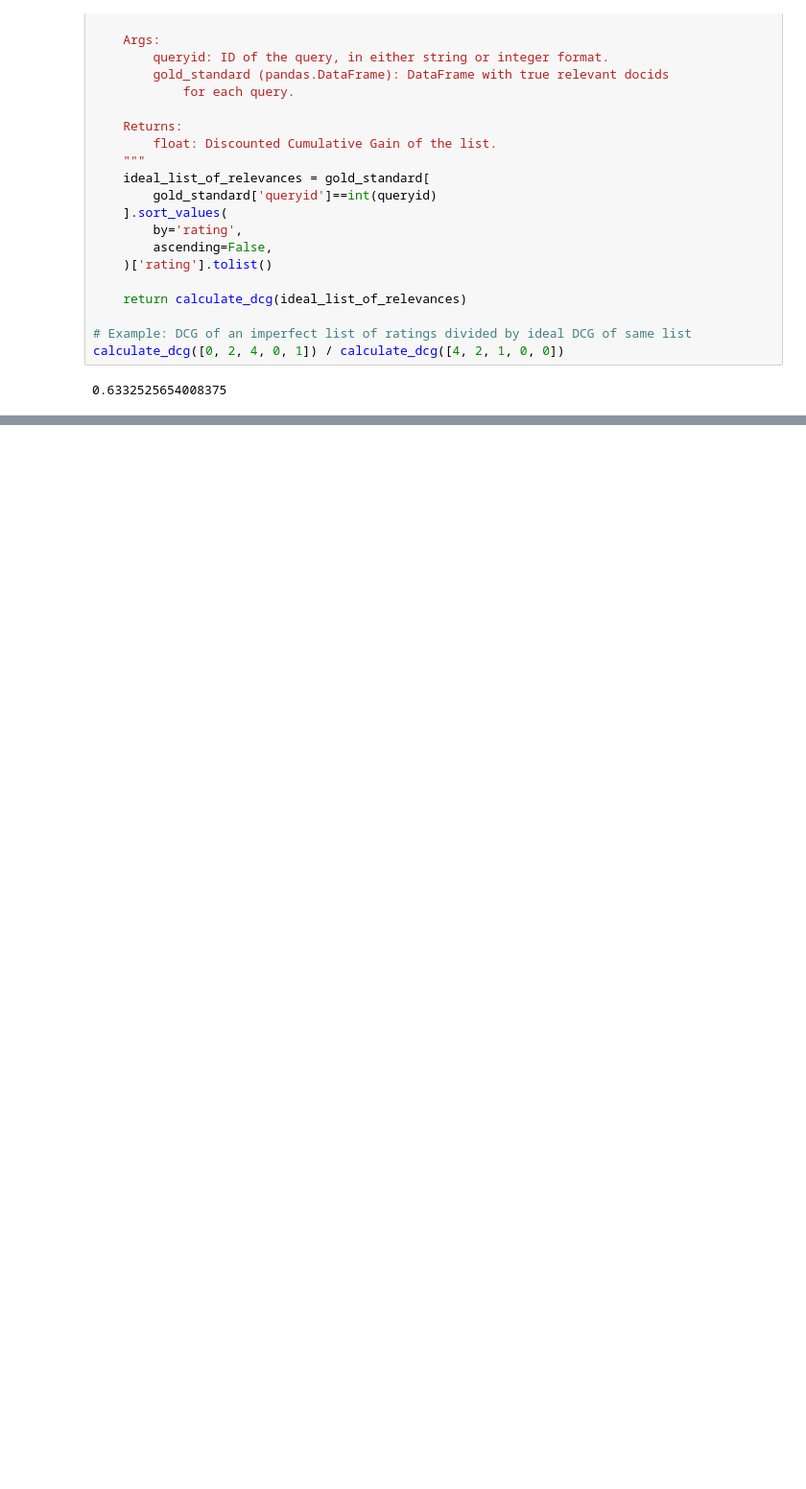
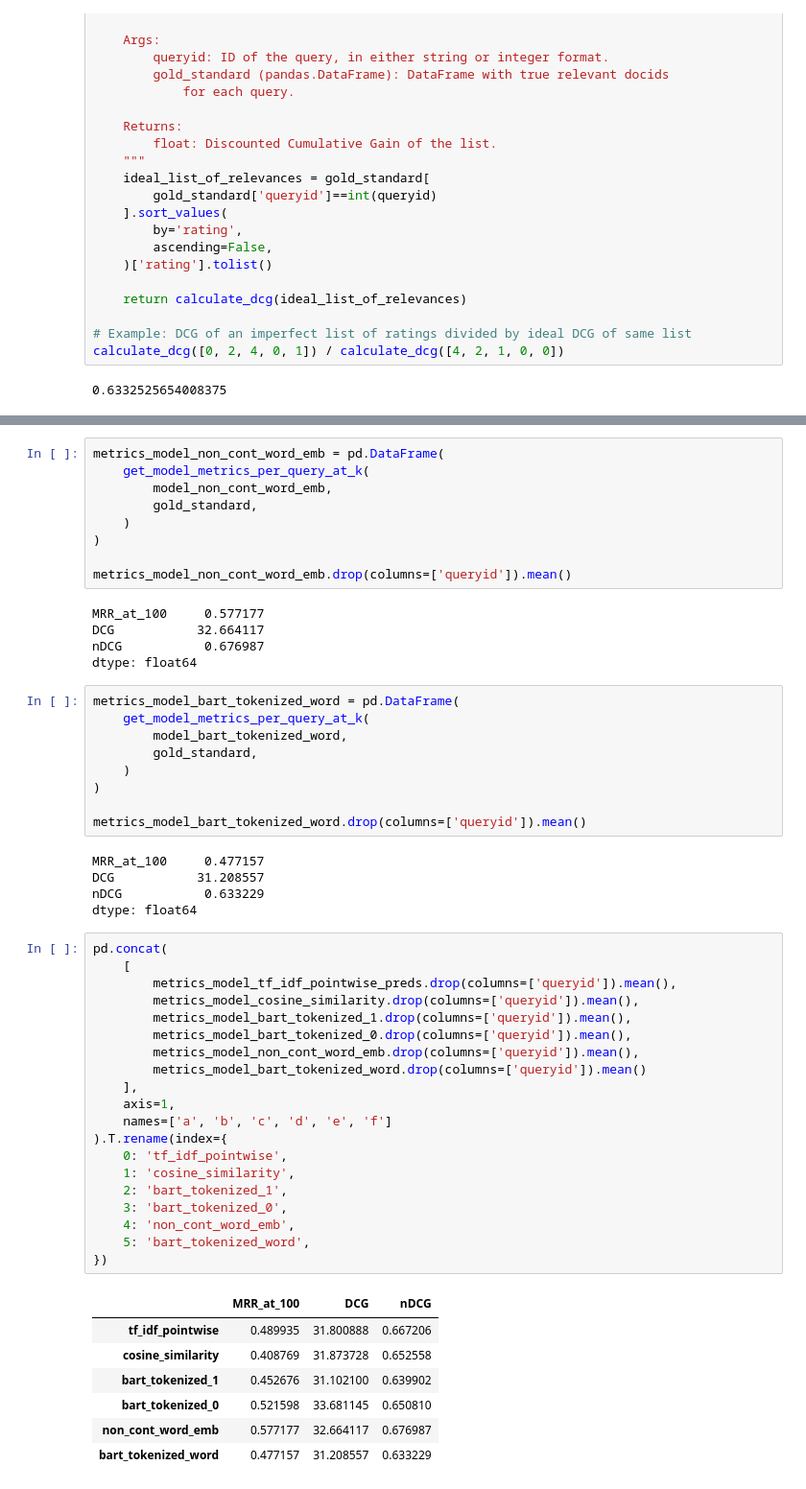
Before and after one commit to annadymanus/IR-project, a Jupyter notebook: model_metrics.ipynb, the cells around one changed output, grey strips where cells are left out. Shown at 96% size. Cells and saved outputs as stored; diff of their text form; blank space fills up the shorter version.

Commit message:
evaluate all models

```diff
--- a/model_metrics.ipynb
+++ b/model_metrics.ipynb
@@ -364,0 +438,56 @@ model_query_metrics.drop(columns=['queryid']).describe()
+# %%
+metrics_model_non_cont_word_emb = pd.DataFrame(
+    get_model_metrics_per_query_at_k(
+        model_non_cont_word_emb,
+        gold_standard,
+    )
+)
+
+metrics_model_non_cont_word_emb.drop(columns=['queryid']).mean()
+# %% [output]
+MRR_at_100     0.577177
+DCG           32.664117
+nDCG           0.676987
+dtype: float64
+# %%
+metrics_model_bart_tokenized_word = pd.DataFrame(
+    get_model_metrics_per_query_at_k(
+        model_bart_tokenized_word,
+        gold_standard,
+    )
+)
+
+metrics_model_bart_tokenized_word.drop(columns=['queryid']).mean()
+# %% [output]
+MRR_at_100     0.477157
+DCG           31.208557
+nDCG           0.633229
+dtype: float64
+# %%
+pd.concat(
+    [
+        metrics_model_tf_idf_pointwise_preds.drop(columns=['queryid']).mean(),
+        metrics_model_cosine_similarity.drop(columns=['queryid']).mean(),
+        metrics_model_bart_tokenized_1.drop(columns=['queryid']).mean(),
+        metrics_model_bart_tokenized_0.drop(columns=['queryid']).mean(),
+        metrics_model_non_cont_word_emb.drop(columns=['queryid']).mean(),
+        metrics_model_bart_tokenized_word.drop(columns=['queryid']).mean()
+    ],
+    axis=1,
+    names=['a', 'b', 'c', 'd', 'e', 'f']
+).T.rename(index={
+    0: 'tf_idf_pointwise',
+    1: 'cosine_similarity',
+    2: 'bart_tokenized_1',
+    3: 'bart_tokenized_0',
+    4: 'non_cont_word_emb',
+    5: 'bart_tokenized_word',
+})
+# %% [output]
+|  | MRR_at_100 | DCG | nDCG |
+| tf_idf_pointwise | 0.489935 | 31.800888 | 0.667206 |
+| cosine_similarity | 0.408769 | 31.873728 | 0.652558 |
+| bart_tokenized_1 | 0.452676 | 31.102100 | 0.639902 |
+| bart_tokenized_0 | 0.521598 | 33.681145 | 0.650810 |
+| non_cont_word_emb | 0.577177 | 32.664117 | 0.676987 |
+| bart_tokenized_word | 0.477157 | 31.208557 | 0.633229 |
```
Also changed, not shown: parts of 12 cells of this notebook.
